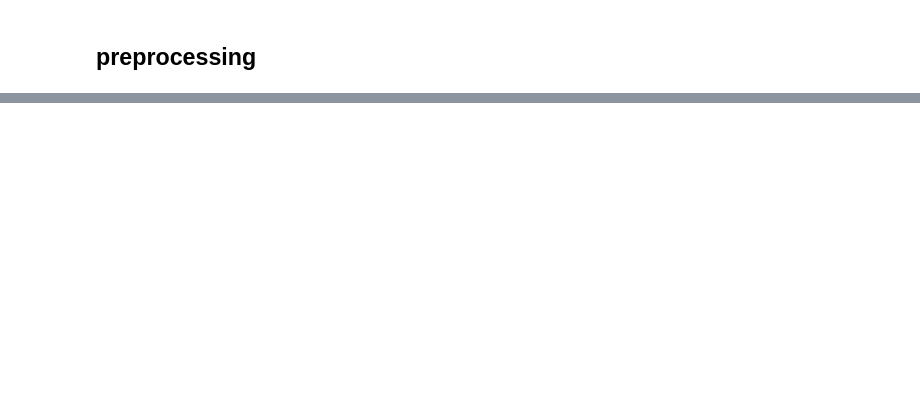
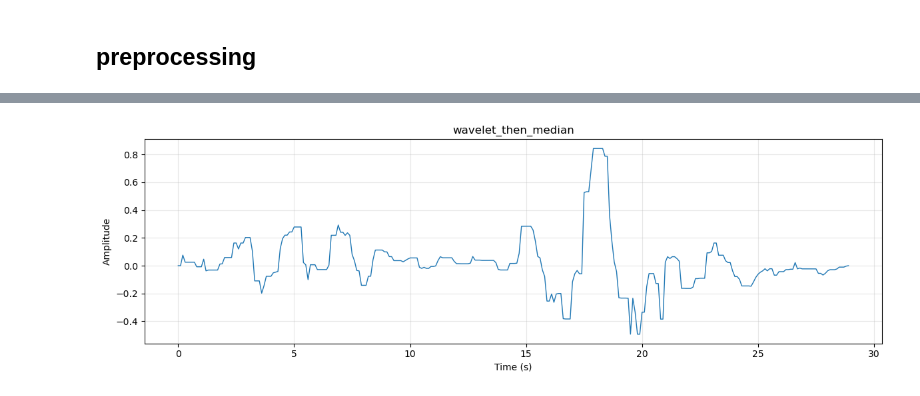
Before and after one commit to seannnnnn1017/radar-heartbeat-detection, a Jupyter notebook: 實驗區/filter_main.ipynb, the cells around one changed output, grey strips where cells are left out. Saved outputs shown, nothing was run; the diff lists cells and outputs as text; code cells hidden in the pictures; blank space fills up the shorter version.

```diff
--- a/實驗區/filter_main.ipynb
+++ b/實驗區/filter_main.ipynb
@@ -642,3 +701,95 @@ dict_keys(['baseline_bandpass', 'bp_notch_rr_2rr', 'savitzky_golay_bp', 'ssa_ban
+# %%
+# === 四種基礎處理 ===
+from scipy.signal import medfilt
+
+try:
+    import pywt
+except ImportError:
+    pywt = None
+
+def step_bp(x, fs, lo=0.8, hi=3.0):
+    return bandpass(x, fs, lo, hi)
+
+def step_median(x, fs, ksize=5):
+    k = int(max(3, ksize//2*2+1))      # 奇數
+    return medfilt(x, kernel_size=k)
+
+def step_wavelet(x, fs, wavelet='db4', level=3):
+    if pywt is None:
+        return x
+    coeffs = pywt.wavedec(x, wavelet, level=level)
+    sigma = np.median(np.abs(coeffs[-1])) / 0.6745 + 1e-12
+    thr = sigma * np.sqrt(2*np.log(len(x)))
+    coeffs = [pywt.threshold(c, value=thr, mode='soft') for c in coeffs]
+    y = pywt.waverec(coeffs, wavelet)[:len(x)]
+    return y
+
+def step_amp(x, fs, win_sec=1.0):
+    n = max(3, int(round(win_sec*fs)))
+    k = np.ones(n)/n
+    return np.convolve(x, k, mode='same')
+
+# === 可組合：建立 12 組有序雙步管線 A→B ===
+from itertools import permutations
+import re, numpy as np, pandas as pd
+
+PRIMS = {
+    "median":   lambda x, fs: step_median(x, fs, ksize=5),
+    "wavelet":  lambda x, fs: step_wavelet(x, fs, wavelet='db4', level=3),
+    "amp":      lambda x, fs: step_amp(x, fs, win_sec=1.0),
+    "bp":       lambda x, fs: step_bp(x, fs, lo=0.8, hi=3.0),
+}
+
+PIPELINES = []
+for a, b in permutations(PRIMS.keys(), 2):   # 有序排列，不含同名連續
+    name = f"{a}_then_{b}"
+    fn = (lambda A=a, B=b: (lambda x, fs: PRIMS[B](PRIMS[A](x, fs), fs)))()
+    PIPELINES.append((name, fn))
+
+def _fs_from_t(t):
+    dt = np.nanmedian(np.diff(t)) if len(t) > 1 else np.nan
+    return float(1.0/dt) if np.isfinite(dt) and dt > 0 else 10.0
+
+def _sanitize_key(name):
+    return re.sub(r'[^a-z0-9]+', '_', name.lower()).strip('_')
+
+def build_pairwise_preproc(all_sample_wave):
+    """
+    將 12 組 A→B 管線套到每個樣本的 mmv，輸出到 it['pre_processing'][key]=DataFrame(t_sec,wave)
+    """
+    for it in all_sample_wave:
+        df_mmv = it["mmv"]                       # 需要欄位: t_sec, wave
+        t = pd.to_numeric(df_mmv["t_sec"], errors="coerce").to_numpy(dtype=float)
+        x = pd.to_numeric(df_mmv["wave"],  errors="coerce").to_numpy(dtype=float)
+        m = np.isfinite(t) & np.isfinite(x)
+        t, x = t[m], x[m]
+        fs = _fs_from_t(t)
+
+        pre = {}
+        for name, fn in PIPELINES:
+            y = fn(x, fs)
+            if len(y) != len(t):
+                y = y[:len(t)]
+            key = _sanitize_key(name)
+            pre[key] = pd.DataFrame({"t_sec": t, "wave": y})
+
+        it["pre_processing"] = pre
+        # 可視需要印出
+        # print(it['path'], "pairs:", list(pre.keys()))
+
+# 執行
+build_pairwise_preproc(all_sample_wave)
+
+# 取最後一組並畫圖（示例）
+last = all_sample_wave[-1]
+last_key = sorted(last["pre_processing"].keys())[-1]
+df_last = last["pre_processing"][last_key]
+plt.figure(figsize=(12,4))
+plt.plot(df_last["t_sec"], df_last["wave"], lw=1)
+plt.title(f"{last_key}")
+plt.xlabel("Time (s)"); plt.ylabel("Amplitude"); plt.grid(True, alpha=0.3); plt.tight_layout(); plt.show()
+# %% [output]
+[figure, added]
 # %%
 import numpy as np
 import pandas as pd
```
Also changed, not shown: parts of 6 cells of this notebook, 2 other files.
